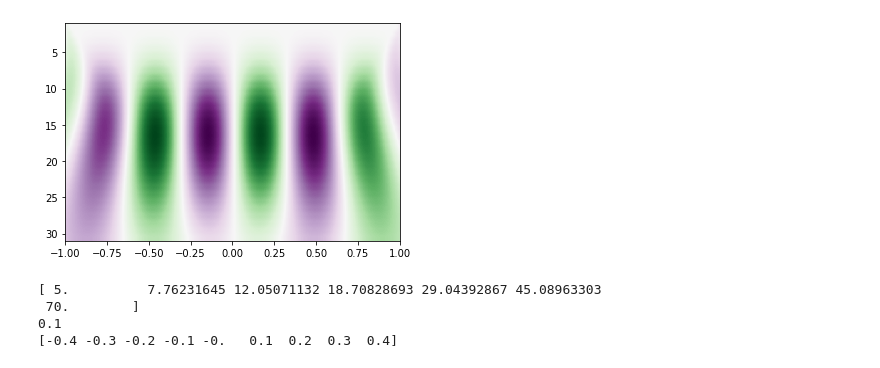
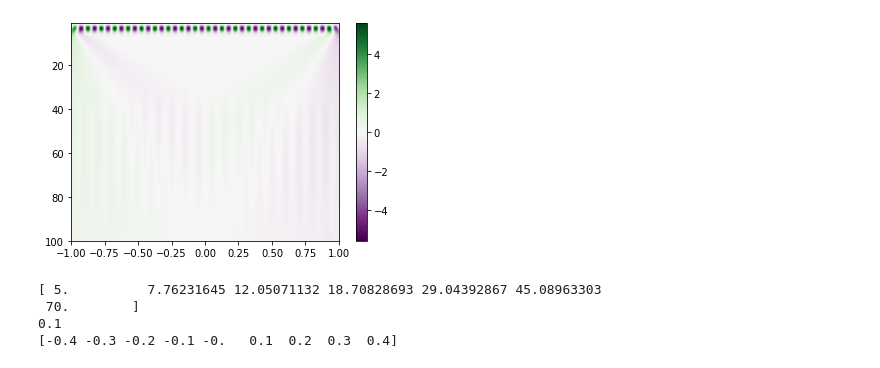
Before and after one commit to 1101AlexZab1011/FingerMovementDecoder, a Jupyter notebook: dirty_field/Visualize.ipynb, the cells around one changed output. Cells and saved outputs as stored; diff of their text form; code cells hidden in the pictures.

```diff
--- a/dirty_field/Visualize.ipynb
+++ b/dirty_field/Visualize.ipynb
@@ -41,24 +41,28 @@ import scipy as sp
 # %%
 from scipy import signal
 
 import matplotlib.pyplot as plt
 
-t = np.linspace(-1, 1, 200, endpoint=False)
+t = np.linspace(-1, 1, 1000, endpoint=False)
 
 # sig  = np.cos(2 * np.pi * 7 * t) + signal.gausspulse(t - 0.4, fc=2)
-sig = np.sin( 10 * t)
+sig = np.sin( 10*2*np.pi* t)
 
-widths = np.arange(1, 31)
+# widths = np.arange(1, 31)
+widths = np.arange(.5, 500, 0.5)
 
 cwtmatr = signal.cwt(sig, signal.ricker, widths)
 
-plt.imshow(cwtmatr, extent=[-1, 1, 31, 1], cmap='PRGn', aspect='auto',
+plt.imshow(cwtmatr,
+           extent=[-1, 1, 100, 1],
+           cmap='PRGn', aspect='auto',
 
            vmax=abs(cwtmatr).max(), vmin=-abs(cwtmatr).max())
+plt.colorbar()
 
 plt.show()
 # %% [output]
-[figure, old version]
+[figure, new version]
 # %%
 from cross_runs_TF_planes import CrossRunsTFScorer
 import pickle
```
Also changed, not shown: 3 other files.
